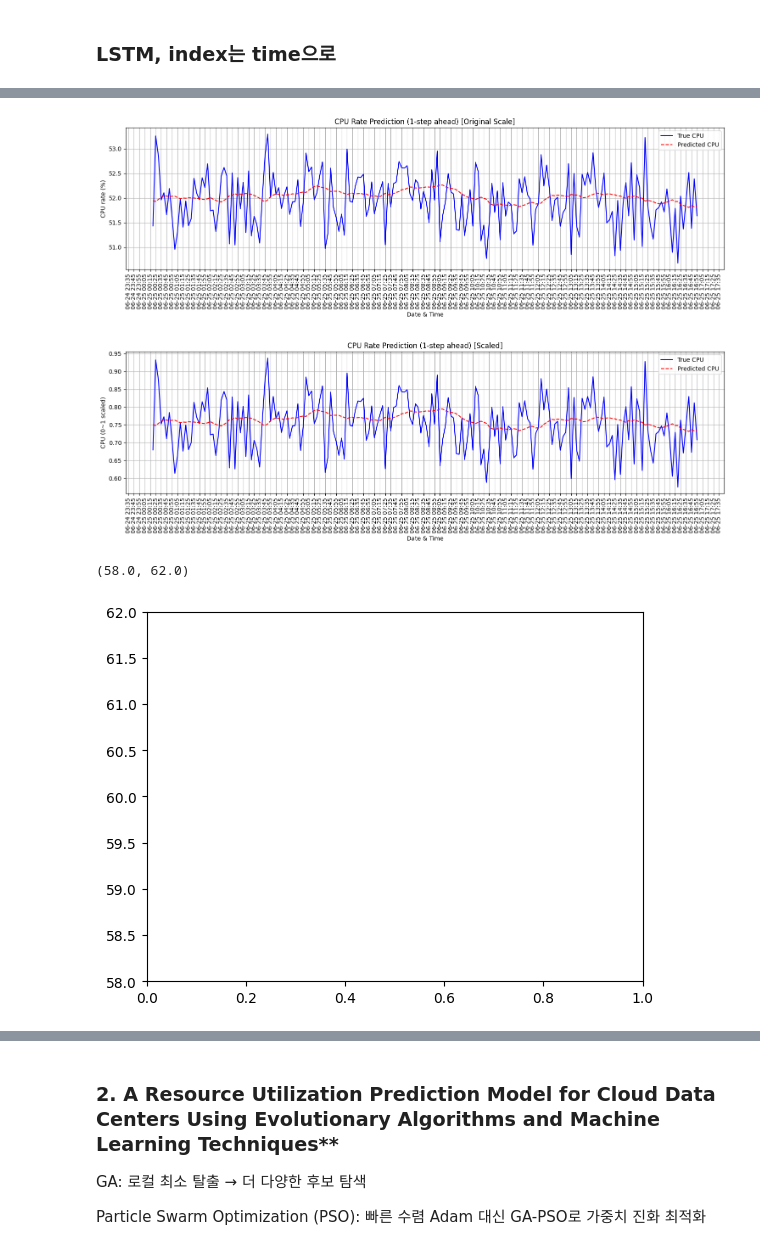
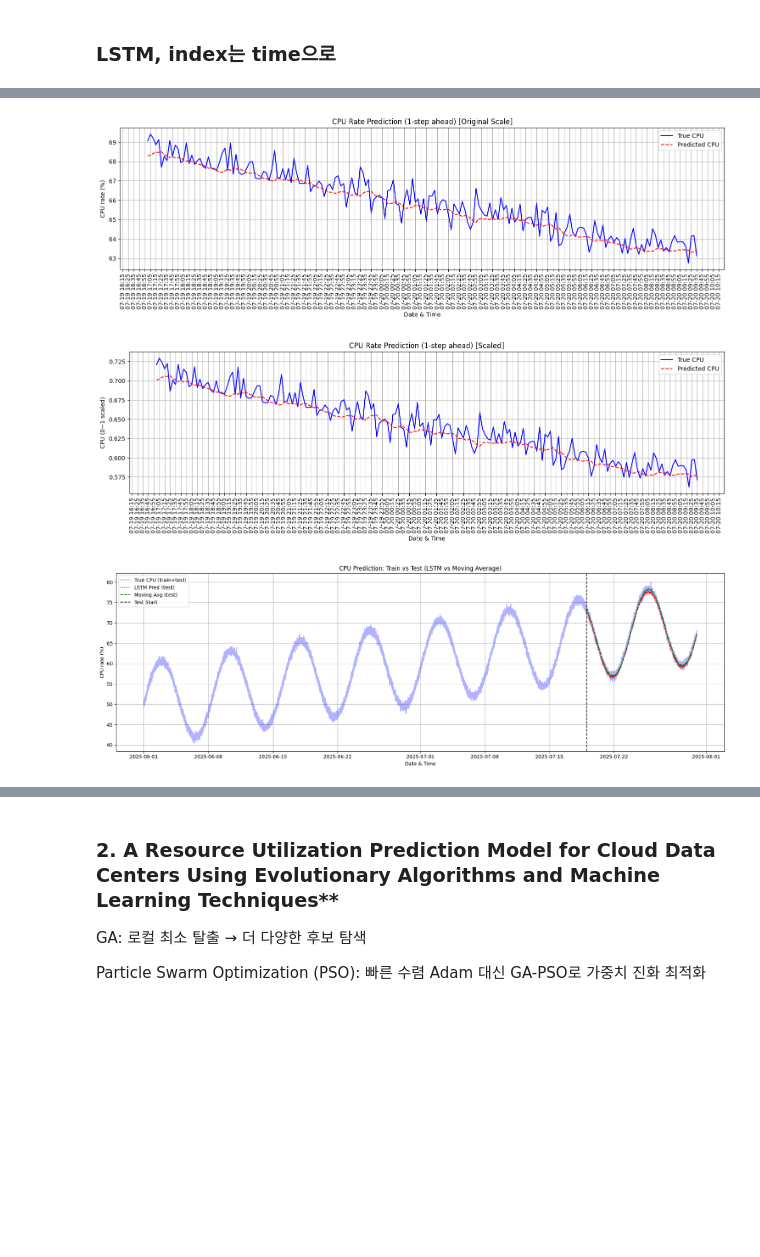
Before and after one commit to hyeonseonn/sensing_app, a Jupyter notebook: 0721_1.ipynb, the cells around one changed output, grey strips where cells are left out. Saved outputs shown, nothing was run; the diff lists cells and outputs as text; code cells hidden in the pictures; blank space fills up the shorter version.

Commit message:
LSTM 완료

```diff
--- a/0721_1.ipynb
+++ b/0721_1.ipynb
@@ -256,14 +226,14 @@ from tensorflow.keras.optimizers import Adam
 
 # 5분 단위 한 달 데이터 생성
 np.random.seed(42)
-days = 30
+days = 60
 points_per_day = 24 * 12  # 하루 288 포인트 (5분 단위)
 total_points = days * points_per_day
 
 time_index = pd.date_range('2025-06-01', periods=total_points, freq='5T')
 
 # CPU 패턴 (주기적인 패턴 + 노이즈 + 증가 추세)
-cpu = 50 + 10*np.sin(np.linspace(0, 20, total_points)) + np.random.normal(0, 0.5, total_points) + np.linspace(0, 20, total_points) # 노이즈 조절 및 증가 추세 추가
+cpu = 50 + 10*np.sin(np.linspace(0, 50, total_points)) + np.random.normal(0, 0.5, total_points) + np.linspace(0, 20, total_points) # 노이즈 조절 및 증가 추세 추가
 df = pd.DataFrame({'timestamp': time_index, 'CPU rate': cpu})
 df.set_index('timestamp', inplace=True)
 
@@ -361,39 +331,87 @@ y_pred_inv_series = pd.Series(y_pred_inv.flatten(), index=test_time_index)
 y_test_series = pd.Series(y_test.flatten(), index=test_time_index)
 y_pred_series = pd.Series(y_pred.flatten(), index=test_time_index)
 
 def plot_with_time(x_true, x_pred, ylabel, title):
     fig, ax = plt.subplots(figsize=(15,5))
     ax.plot(x_true, label='True CPU', color='blue')
     ax.plot(x_pred, label='Predicted CPU', color='red', linestyle='--')
 
 
     ax.xaxis.set_major_locator(mdates.MinuteLocator(interval=10))   # 10분 간격
     ax.xaxis.set_major_formatter(mdates.DateFormatter('%m-%d %H:%M'))  # 월-일 시:분 표시
 
     # x축 라벨 세로(90도 회전)
     plt.setp(ax.get_xticklabels(), rotation=90, ha="center")
 
     plt.xlabel('Date & Time')
     plt.ylabel(ylabel)
     plt.title(title)
     plt.legend()
     plt.grid(True)
     plt.tight_layout()
     plt.show()
 
+# plot_with_time(y_test_inv_series[:200], y_pred_inv_series[:200],
+#                ylabel='CPU rate (%)',
+#                title='CPU Rate Prediction (1-step ahead) [Original Scale]')
 
-plot_with_time(y_test_inv_series[:200], y_pred_inv_series[:200],
+# plot_with_time(y_test_series[:200], y_pred_series[:200],
+#                ylabel='CPU (0~1 scaled)',
+#                title='CPU Rate Prediction (1-step ahead) [Scaled]')
+
+plot_with_time(y_test_inv_series[200:400], y_pred_inv_series[200:400],
                ylabel='CPU rate (%)',
                title='CPU Rate Prediction (1-step ahead) [Original Scale]')
 
-plot_with_time(y_test_series[:200], y_pred_series[:200],
+plot_with_time(y_test_series[200:400], y_pred_series[200:400],
                ylabel='CPU (0~1 scaled)',
                title='CPU Rate Prediction (1-step ahead) [Scaled]')
 # %% [output]
-[figure, old version]
+[figure, new version]
-[figure, old version]
+[figure, new version]
-(58.0, 62.0)
-[figure, removed]
+# %%
+# training data부분이랑 합해서 test data 함께 plot
+
+k = 20
+# 1. 전체 데이터 복원 (CPU%)
+df_inv = scaler.inverse_transform(df[['CPU rate']])
+df_inv_series = pd.Series(df_inv.flatten(), index=df.index)  # 전체 timeline
+
+# 2. train/test 구간 인덱스 구하기
+train_end_idx = len(x_train) + lookback  # sliding window 때문에 lookback offset
+test_start_idx = train_end_idx
+test_end_idx = test_start_idx + len(y_test_inv)
+
+# 3. test timeline 가져오기
+test_time_index = df.index[test_start_idx : test_end_idx]
+
+# 4. moving average & LSTM 예측 시리즈 (datetime 인덱스 적용)
+moving_avg_pred_series = pd.Series(moving_avg_pred_inv.flatten(), index=test_time_index[k:])  # k-step 이후
+y_pred_inv_series = pd.Series(y_pred_inv.flatten(), index=test_time_index)
+y_test_inv_series = pd.Series(y_test_inv.flatten(), index=test_time_index)
+y_test_inv_moving_avg_series = pd.Series(y_test_inv_moving_avg.flatten(), index=test_time_index[k:])
+
+# 5. 플롯 (전체 timeline + 테스트 결과 overlay)
+plt.figure(figsize=(18,6))
+
+# 전체 timeline의 실제 CPU 값
+plt.plot(df_inv_series, label="True CPU (train+test)", color='blue', alpha = 0.3)
+
+# test 구간에서만 LSTM & moving avg 표시
+plt.plot(y_pred_inv_series, label="LSTM Pred (test)", color='red', linestyle=':')
+plt.plot(moving_avg_pred_series, label="Moving Avg (test)", color='green', linestyle='--')
+
+plt.axvline(x=df.index[test_start_idx], color='black', linestyle='--', label="Test Start")  # test 시작선 표시
+
+plt.title("CPU Prediction: Train vs Test (LSTM vs Moving Average)")
+plt.xlabel("Date & Time")
+plt.ylabel("CPU rate (%)")
+plt.legend()
+plt.grid(True)
+plt.tight_layout()
+plt.show()
+# %% [output]
+[figure, added]
 # %%
 # compare with moving average
 k = 20  # 최근 20개 step 평균으로 예측
```
Also changed, not shown: parts of 14 cells of this notebook.
